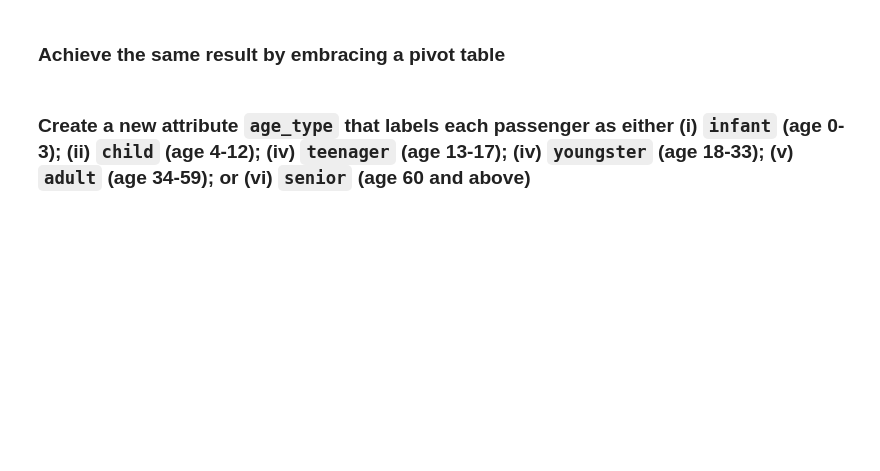
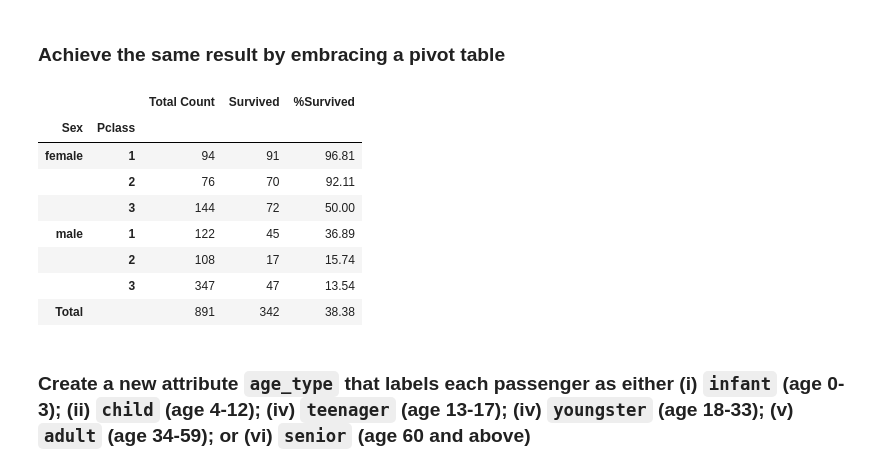
Before and after one commit to mcuninka/UNIC-Data_Programming, a Jupyter notebook: Homeworks/homework5-Maros_Cuninka.ipynb, the cells around one changed output. Cells and saved outputs as stored; diff of their text form; code cells hidden in the pictures; blank space fills up the shorter version.

```diff
--- a/Homeworks/homework5-Maros_Cuninka.ipynb
+++ b/Homeworks/homework5-Maros_Cuninka.ipynb
@@ -297,2 +208,18 @@ df_survived
+# %%
+# your code goes here
+table = pd.pivot_table(df, index=['Sex', 'Pclass'], values='Survived', aggfunc=['count', lambda x: (x == 1).sum(), 'mean'], margins=True, margins_name='Total')
+table.columns = ['Total Count', 'Survived','%Survived']
+table['%Survived'] = (table['%Survived'] * 100).round(2)
+table
+# %% [output]
+|  |  | Total Count | Survived | %Survived |
+| Sex | Pclass |  |  |  |
+| female | 1 | 94 | 91 | 96.81 |
+|  | 2 | 76 | 70 | 92.11 |
+|  | 3 | 144 | 72 | 50.00 |
+| male | 1 | 122 | 45 | 36.89 |
+|  | 2 | 108 | 17 | 15.74 |
+|  | 3 | 347 | 47 | 13.54 |
+| Total |  | 891 | 342 | 38.38 |
 # %% [markdown]
 ### Create a new attribute `age_type` that labels each passenger as either (i) `infant` (age 0-3); (ii) `child` (age 4-12); (iv) `teenager` (age 13-17); (iv) `youngster` (age 18-33); (v) `adult` (age 34-59); or (vi) `senior` (age 60 and above)
```
Also changed, not shown: parts of 26 cells of this notebook.
